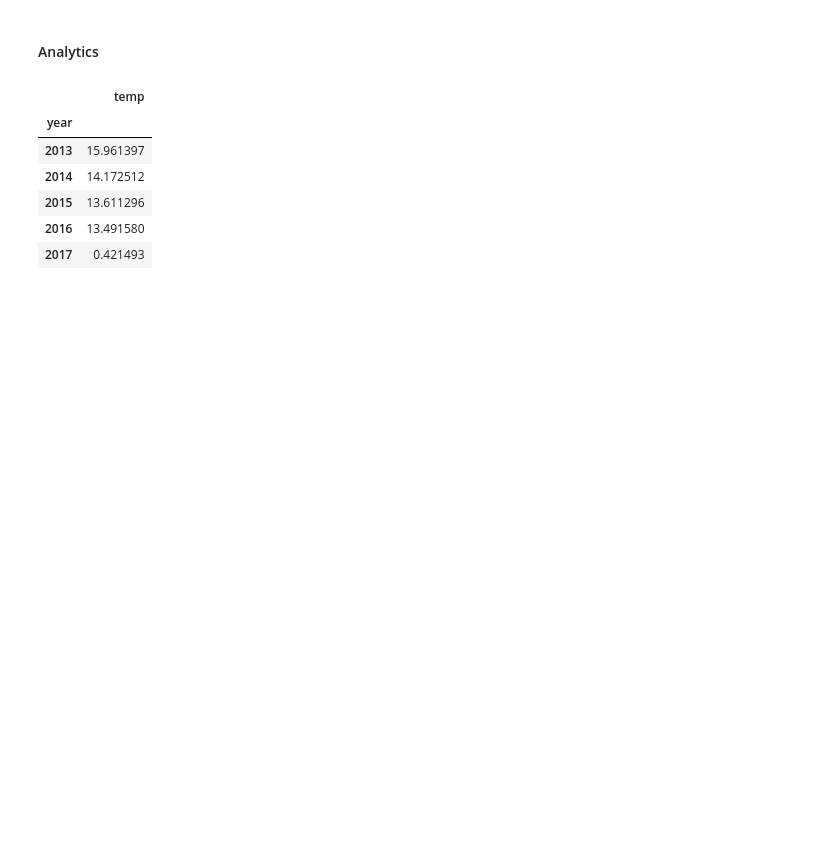
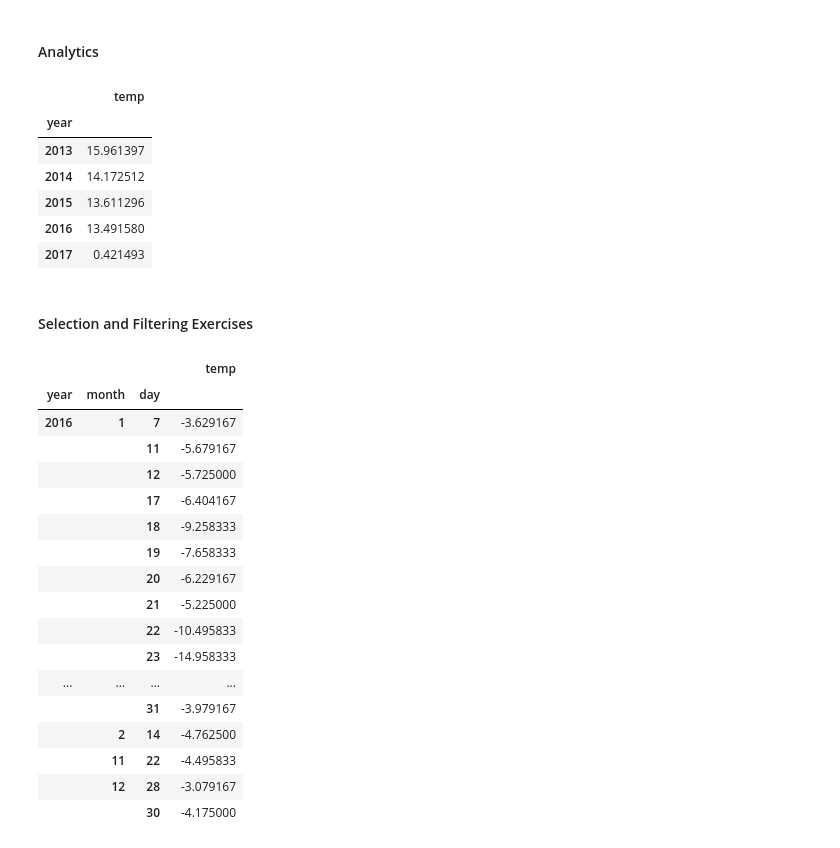
Before and after one commit to parvister/wander-py, a Jupyter notebook: interview-prep/cap-one/pandas_review.ipynb, the cells around one changed output. Cells and saved outputs as stored; diff of their text form; code cells hidden in the pictures; blank space fills up the shorter version.

```diff
--- a/interview-prep/cap-one/pandas_review.ipynb
+++ b/interview-prep/cap-one/pandas_review.ipynb
@@ -180,3 +283,39 @@ display(avg_temp)
 | 2015 | 13.611296 |
 | 2016 | 13.491580 |
 | 2017 | 0.421493 |
+# %% [markdown]
+#### Selection and Filtering Exercises
+# %%
+# filter columns
+xdf = df[['year', 'mdate', 'temp', 'rain']]
+xdf = xdf[xdf['year'] == 2016]
+# display(xdf.iloc[0:10, :2])
+
+# get daily average and show dates that are sub -5 degree
+gdf = df[df['year'] == 2016][['year', 'month', 'day', 'temp']]
+gdf = gdf.groupby(['year', 'month', 'day']).agg({'temp': 'mean'})
+# filter sub -3.0 degree temps
+# gdf = gdf[gdf['temp'] < -3.0]
+# with query
+gdf = gdf.query('temp < -3.0 & ~(year == 2017)')
+# gdf.reset_index(inplace=True)
+display(gdf)
+# %% [output]
+|  |  |  | temp |
+| year | month | day |  |
+| 2016 | 1 | 7 | -3.629167 |
+|  |  | 11 | -5.679167 |
+|  |  | 12 | -5.725000 |
+|  |  | 17 | -6.404167 |
+|  |  | 18 | -9.258333 |
+|  |  | 19 | -7.658333 |
+|  |  | 20 | -6.229167 |
+|  |  | 21 | -5.225000 |
+|  |  | 22 | -10.495833 |
+|  |  | 23 | -14.958333 |
+| ... | ... | ... | ... |
+|  |  | 31 | -3.979167 |
+|  | 2 | 14 | -4.762500 |
+|  | 11 | 22 | -4.495833 |
+|  | 12 | 28 | -3.079167 |
+|  |  | 30 | -4.175000 |
```
Also changed, not shown: parts of 7 cells of this notebook.
